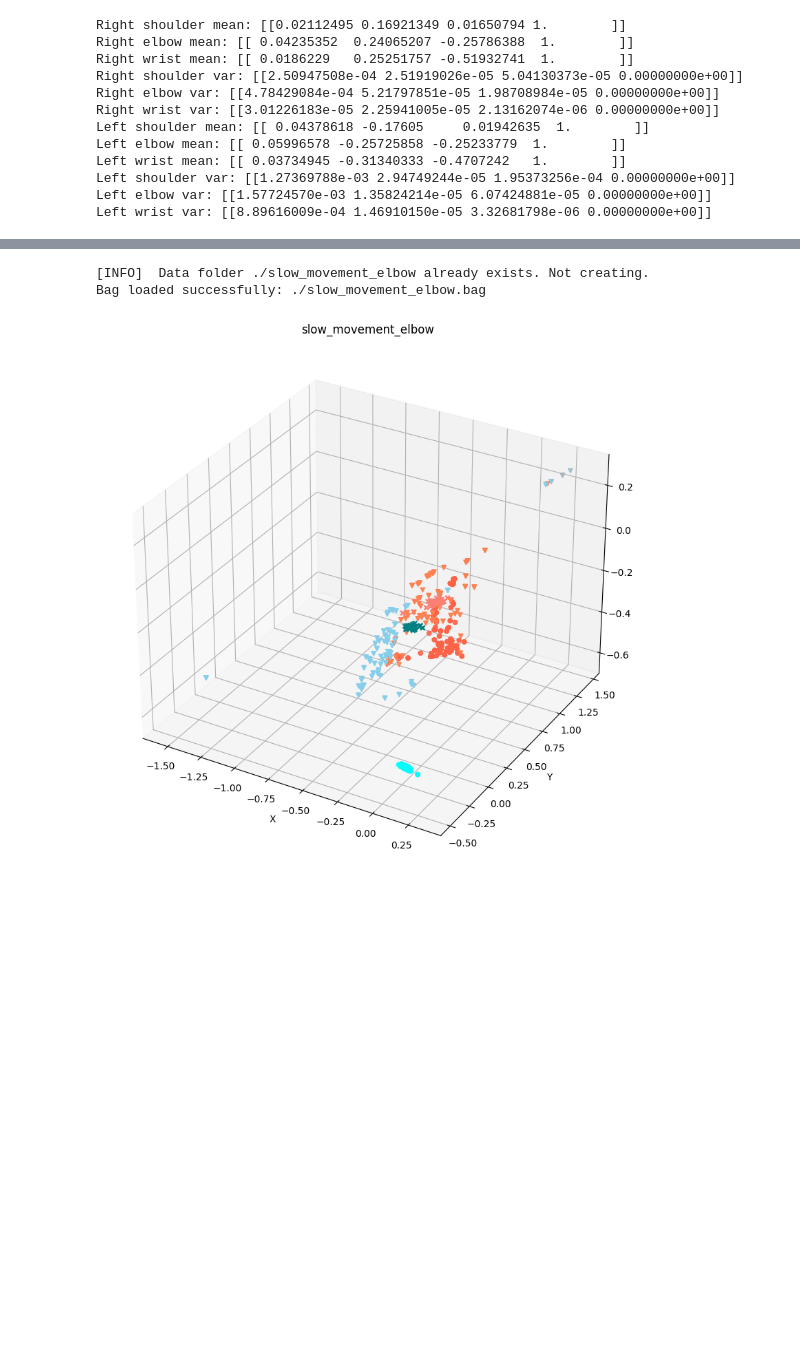
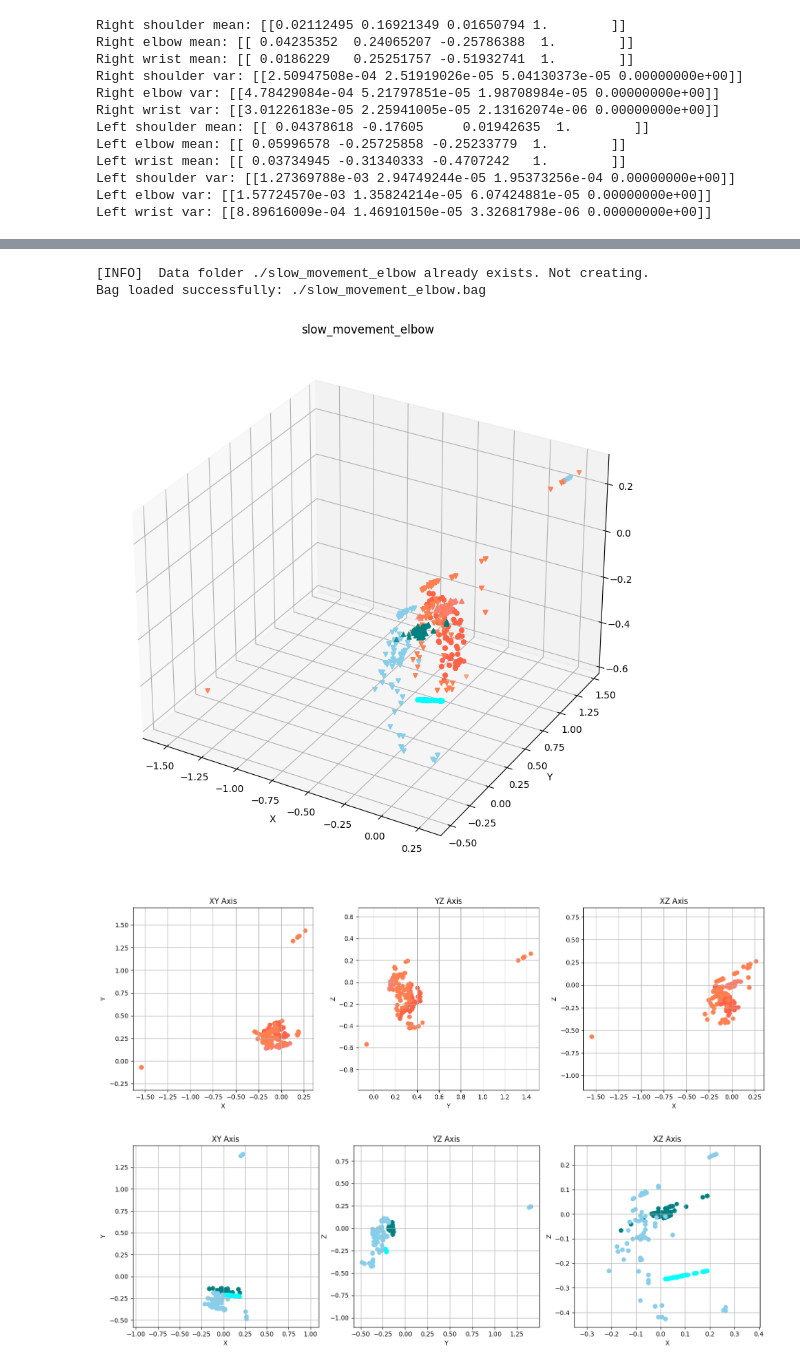
Before and after one commit to fzoric8/dev_scripts, a Jupyter notebook: hpe3d_analyses.ipynb, the cells around one changed output, grey strips where cells are left out. Cells and saved outputs as stored; diff of their text form; code cells hidden in the pictures; blank space fills up the shorter version.

```diff
--- a/hpe3d_analyses.ipynb
+++ b/hpe3d_analyses.ipynb
@@ -302,7 +302,7 @@ Text(0.5, 0, 'Z')
 # %% [markdown]
 # Stationary bag
 # %%
-file_path="./no_rot_stationary.bag"
+file_path="./stationary.bag"
 bag = load_bag_file(file_path)
 
 rgbd = bag.message_by_topic('/hpe3d/rgbd_hpe3d')
@@ -584,13 +584,18 @@ Bag loaded successfully: ./stationary.bag
 # %%
 rgbd_pd, o3d_pd = get_pandas('./slow_movement_elbow.bag')
 N, RS, RE, RW, LS, RE, LW = get_matrices(rgbd_pd)
 T_inv = getbTc(N)
 bRS_, bRE_, bRW_, bLS_, bLE_, bLW_ = convertToBodyFrame(RS, RW, RE, LS, LW, LE, T_inv)
 plot_3d_sew(bRS_, bRE_, bRW_, bLS_, bLE_, bLW_, title='slow_movement_elbow')
+
+plot_subplots(bRS_, bRE_, bRW_, 'right')
+plot_subplots(bLS_, bLE_, bLW_, 'left')
 # %% [output]
 [INFO]  Data folder ./slow_movement_elbow already exists. Not creating.
 Bag loaded successfully: ./slow_movement_elbow.bag
-[figure, old version]
+[figure, new version]
+[figure, added]
+[figure, added]
 # %%
 rgbd_pd, o3d_pd = get_pandas('./slow_movement_wrist.bag')
 N, RS, RE, RW, LS, RE, LW = get_matrices(rgbd_pd)
```
Also changed, not shown: parts of 11 cells of this notebook, 5 other files.
